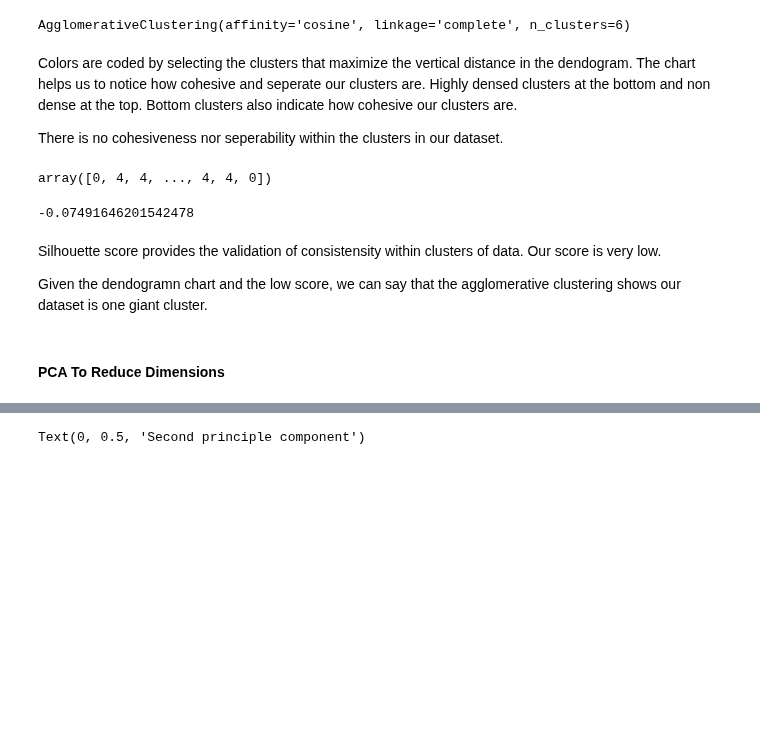
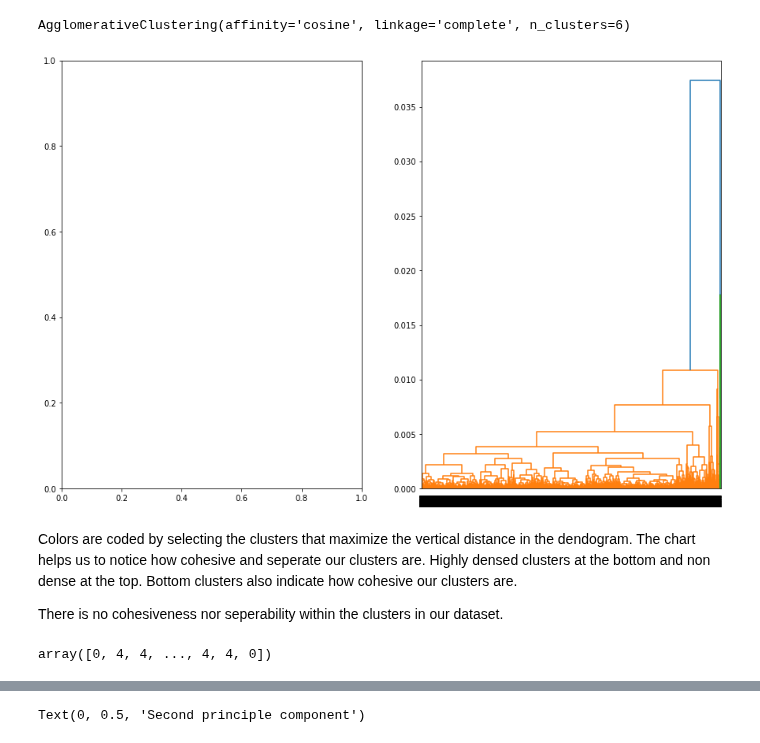
Before and after one commit to ravisiv/AussieWeatherEDA, a Jupyter notebook: Lab3_Group3_Chowdhury_Mittal_Srivastava_Sivaraman.ipynb, the cells around one changed output, grey strips where cells are left out. Saved outputs shown, nothing was run; the diff lists cells and outputs as text; code cells hidden in the pictures; blank space fills up the shorter version.

```diff
--- a/Lab3_Group3_Chowdhury_Mittal_Srivastava_Sivaraman.ipynb
+++ b/Lab3_Group3_Chowdhury_Mittal_Srivastava_Sivaraman.ipynb
@@ -966,26 +962,16 @@ dentro = sch.dendrogram(sch.linkage(X_new, method = 'complete', metric = 'cosine
-# %% [markdown]
-Colors are coded by selecting the clusters that maximize the vertical distance in the dendogram. The chart helps us to notice how cohesive and seperate our clusters are. Highly densed clusters at the bottom and non dense at the top. Bottom clusters also indicate how cohesive our clusters are.
-
-There is no cohesiveness nor seperability within the clusters in our dataset.
+# %%
+import scipy.cluster.hierarchy as sch
+fig, axes = plt.subplots(1, 2, figsize=(15, 10))
+dentro = sch.dendrogram(sch.linkage(X_new, method = 'complete', metric = 'cosine'))
+# %% [output]
+[figure, added]
+# %% [markdown]
+Colors are coded by selecting the clusters that maximize the vertical distance in the dendogram. The chart helps us to notice how cohesive and seperate our clusters are. Highly densed clusters at the bottom and non dense at the top. Bottom clusters also indicate how cohesive our clusters are.
+
+There is no cohesiveness nor seperability within the clusters in our dataset.
 # %%
 #membership helps to see how are clusters are assigned with labels according to hierarchical clustering.
 membership = lac.labels_
 membership
 # %% [output]
 array([0, 4, 4, ..., 4, 4, 0])
-# %%
- from sklearn.metrics import silhouette_score
-
-silhouette_score(X_new, membership)
-
-
-
-#https://en.wikipedia.org/wiki/Silhouette_(clustering)
-# %% [output]
--0.07491646201542478
-# %% [markdown]
-Silhouette score provides the validation of consistensity within clusters of data. Our score is very low.
-
-Given the dendogramn chart and the low score, we can say that the agglomerative clustering shows our dataset is one giant cluster.
-# %% [markdown]
-#### PCA To Reduce Dimensions
```
Also changed, not shown: parts of 6 cells of this notebook.
